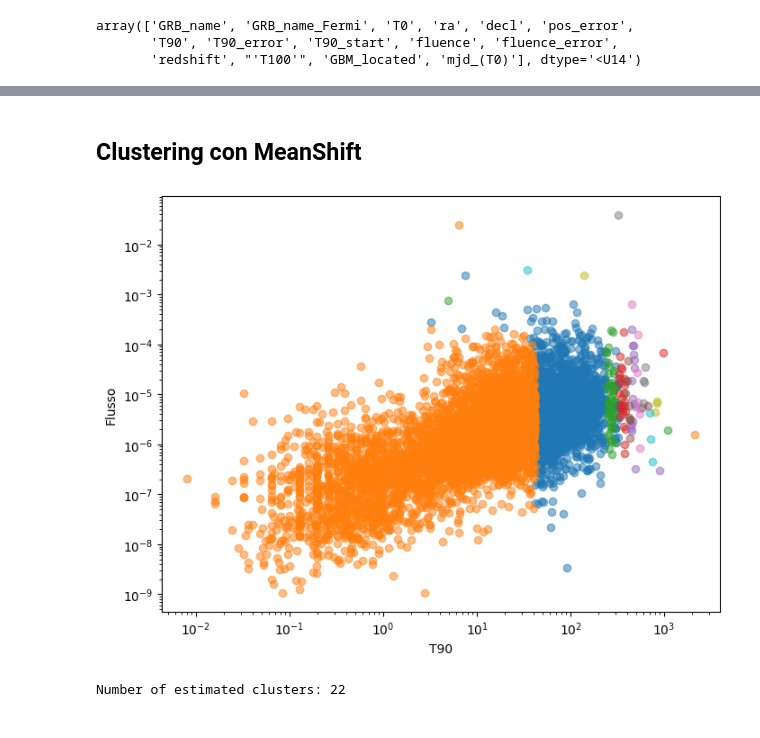
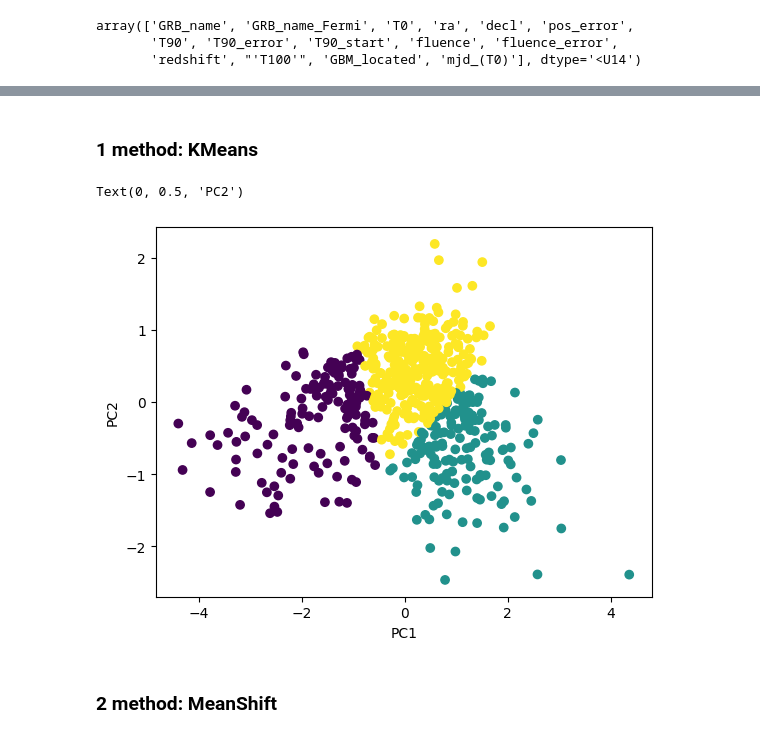
Before and after one commit to LorenzaImpicciche/astrostatistics_bicocca_2025, a Jupyter notebook: working/W14.ipynb, the cells around one changed output, grey strips where cells are left out. Drawn from its saved outputs; the diff is of its cells as text; code cells hidden in the pictures.

```diff
--- a/working/W14.ipynb
+++ b/working/W14.ipynb
@@ -135,33 +78,14 @@ plt.xscale('log')
+# %% [markdown]
+###  1 method: KMeans
+# %%
+kmeans = KMeans(n_clusters=3, n_init='auto')
+labels_km = kmeans.fit_predict(X_scaled)
+
+plt.scatter(X_pca[:, 0], X_pca[:, 1], c=labels_km)
+plt.xlabel("PC1")
+plt.ylabel("PC2")
+# %% [output]
+Text(0, 0.5, 'PC2')
+[figure, added]
 # %% [markdown]
-## Clustering con MeanShift
+### 2 method: MeanShift
-# %%
-# Normalizza i dati
-scaler = preprocessing.StandardScaler()
-X_scaled = scaler.fit_transform(data_clean2)
-
-# Applica MeanShift
-ms = MeanShift(bandwidth=0.4, bin_seeding=True, cluster_all=False)
-ms.fit(X_scaled)
-
-# Estrai i cluster e i centroids
-labels_ms = ms.labels_
-centers_ms = ms.cluster_centers_
-
-# Visualizza il clustering
-plt.figure(figsize=(8, 6))
-unique_labels = np.unique(labels_ms)
-for label in unique_labels:
-    plt.scatter(data_clean2[labels_ms == label, 0], data_clean2[labels_ms == label, 1],
-                alpha=0.5, label=f'Cluster {label+1}')
-
-
-plt.xlabel('T90')
-plt.ylabel('Flusso')
-plt.yscale('log')
-plt.xscale('log')
-# %% [output]
-[figure, removed]
-# %%
-print("Number of estimated clusters:", n_clusters)
-# %% [output]
-Number of estimated clusters: 22
```
Also changed, not shown: parts of 21 cells of this notebook.
